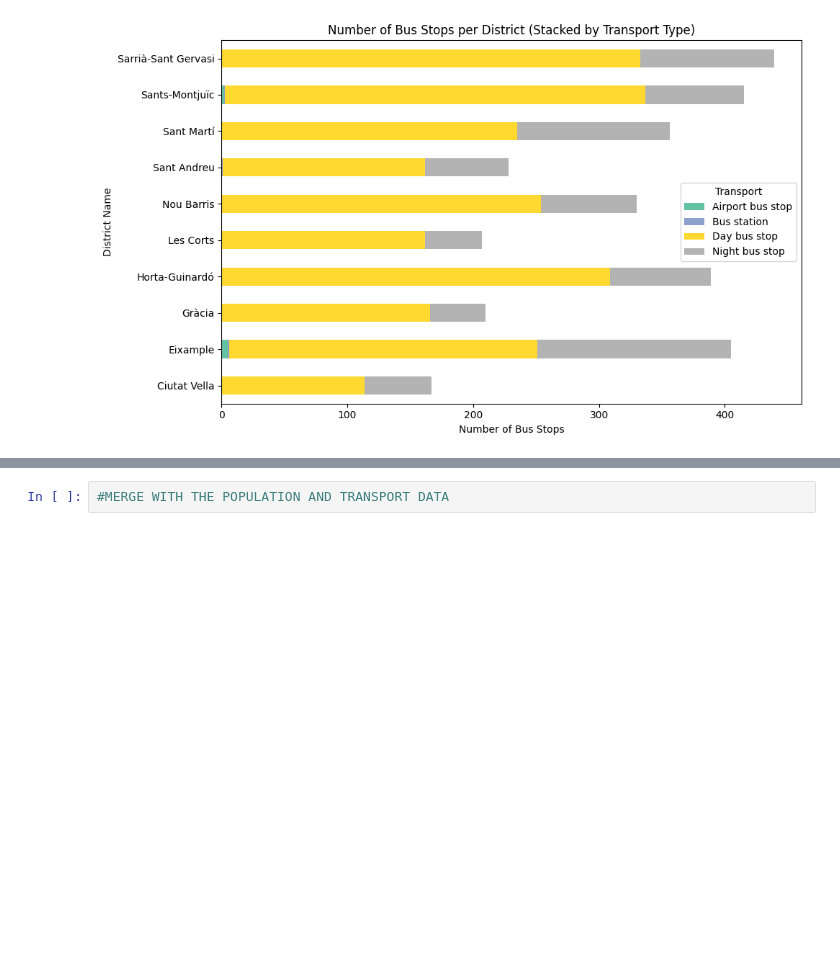
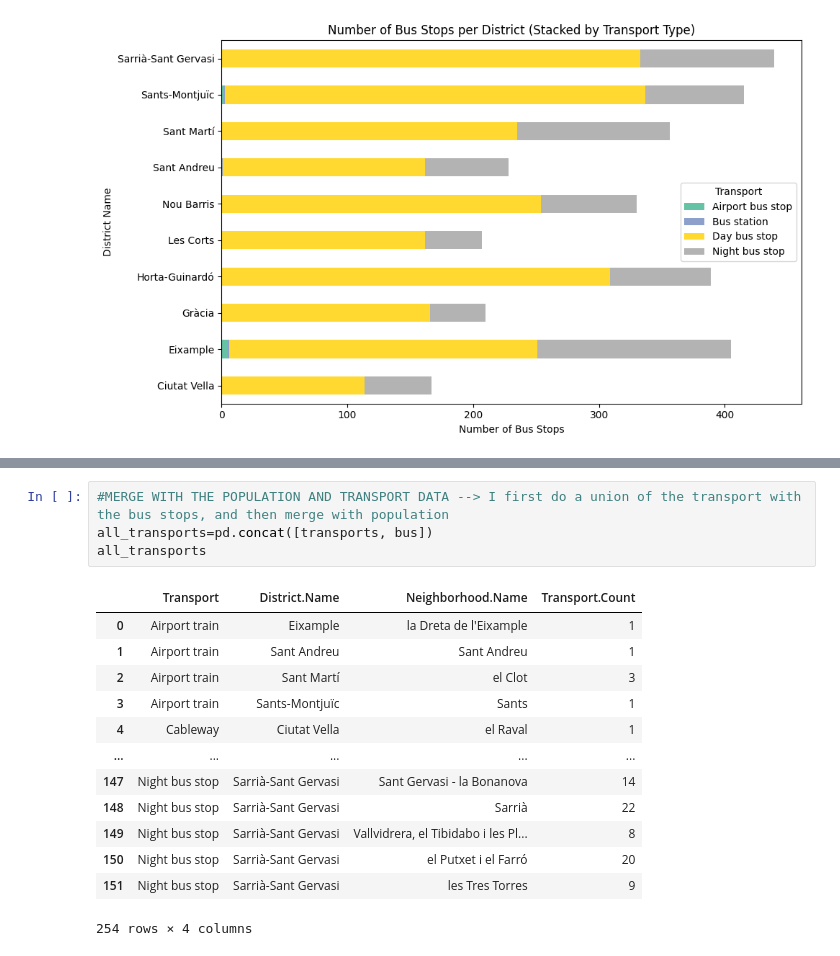
Before and after one commit to pcomastriado/DA-Bootcamp, a Jupyter notebook: _DA-project_/notebooks/EDA_all.ipynb, the cells around one changed output, grey strips where cells are left out. Saved outputs shown, nothing was run; the diff lists cells and outputs as text; blank space fills up the shorter version.

```diff
--- a/_DA-project_/notebooks/EDA_all.ipynb
+++ b/_DA-project_/notebooks/EDA_all.ipynb
@@ -516,2 +533,18 @@ plt.show()
 # %%
-#MERGE WITH THE POPULATION AND TRANSPORT DATA
+#MERGE WITH THE POPULATION AND TRANSPORT DATA --> I first do a union of the transport with the bus stops, and then merge with population
+all_transports=pd.concat([transports, bus])
+all_transports
+# %% [output]
+|  | Transport | District.Name | Neighborhood.Name | Transport.Count |
+| 0 | Airport train | Eixample | la Dreta de l'Eixample | 1 |
+| 1 | Airport train | Sant Andreu | Sant Andreu | 1 |
+| 2 | Airport train | Sant Martí | el Clot | 3 |
+| 3 | Airport train | Sants-Montjuïc | Sants | 1 |
+| 4 | Cableway | Ciutat Vella | el Raval | 1 |
+| ... | ... | ... | ... | ... |
+| 147 | Night bus stop | Sarrià-Sant Gervasi | Sant Gervasi - la Bonanova | 14 |
+| 148 | Night bus stop | Sarrià-Sant Gervasi | Sarrià | 22 |
+| 149 | Night bus stop | Sarrià-Sant Gervasi | Vallvidrera, el Tibidabo i les Pl... | 8 |
+| 150 | Night bus stop | Sarrià-Sant Gervasi | el Putxet i el Farró | 20 |
+| 151 | Night bus stop | Sarrià-Sant Gervasi | les Tres Torres | 9 |
+254 rows × 4 columns
```
Also changed, not shown: parts of 5 cells of this notebook, 1 other file.
